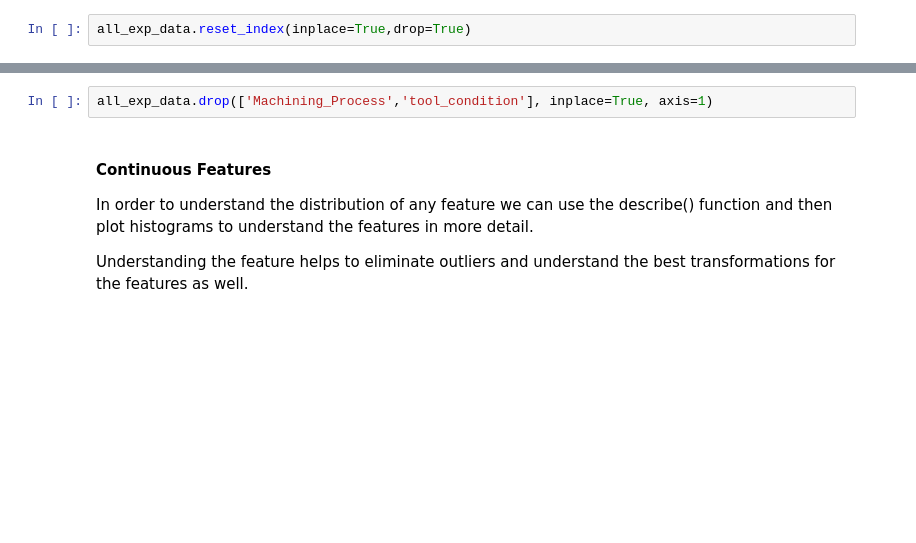
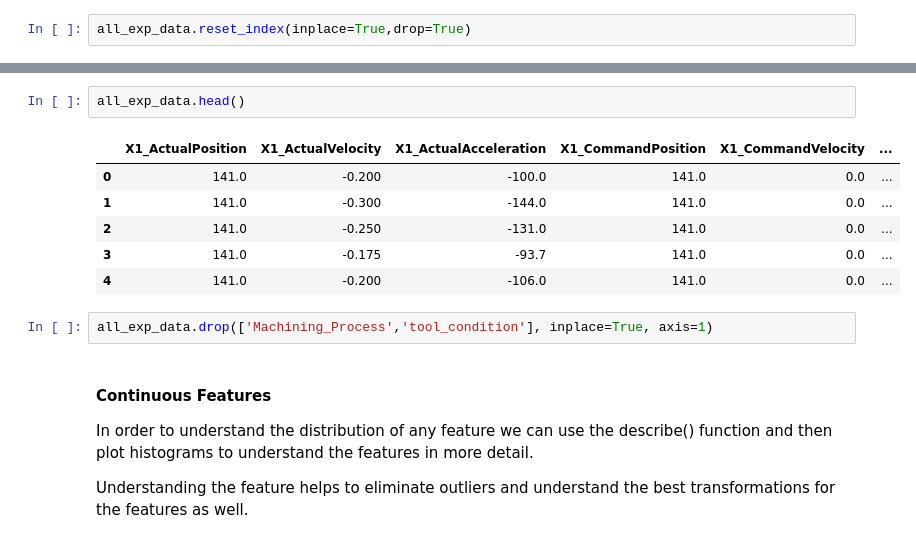
Before and after one commit to ayuba7272/millToolWear_caseStudy, a Jupyter notebook: CNC_MillWearCaseStudy.ipynb, the cells around one changed output, grey strips where cells are left out. Cells and saved outputs as stored; diff of their text form; blank space fills up the shorter version.

```diff
--- a/CNC_MillWearCaseStudy.ipynb
+++ b/CNC_MillWearCaseStudy.ipynb
@@ -408,3 +415,12 @@ enc_data.shape
+# %%
+all_exp_data.head()
+# %% [output]
+|  | X1_ActualPosition | X1_ActualVelocity | X1_ActualAcceleration | X1_CommandPosition | X1_CommandVelocity | ... |
+| 0 | 141.0 | -0.200 | -100.0 | 141.0 | 0.0 | ... |
+| 1 | 141.0 | -0.300 | -144.0 | 141.0 | 0.0 | ... |
+| 2 | 141.0 | -0.250 | -131.0 | 141.0 | 0.0 | ... |
+| 3 | 141.0 | -0.175 | -93.7 | 141.0 | 0.0 | ... |
+| 4 | 141.0 | -0.200 | -106.0 | 141.0 | 0.0 | ... |
 # %%
 all_exp_data.drop(['Machining_Process','tool_condition'], inplace=True, axis=1)
 # %% [markdown]
```
Also changed, not shown: parts of 17 cells of this notebook.
